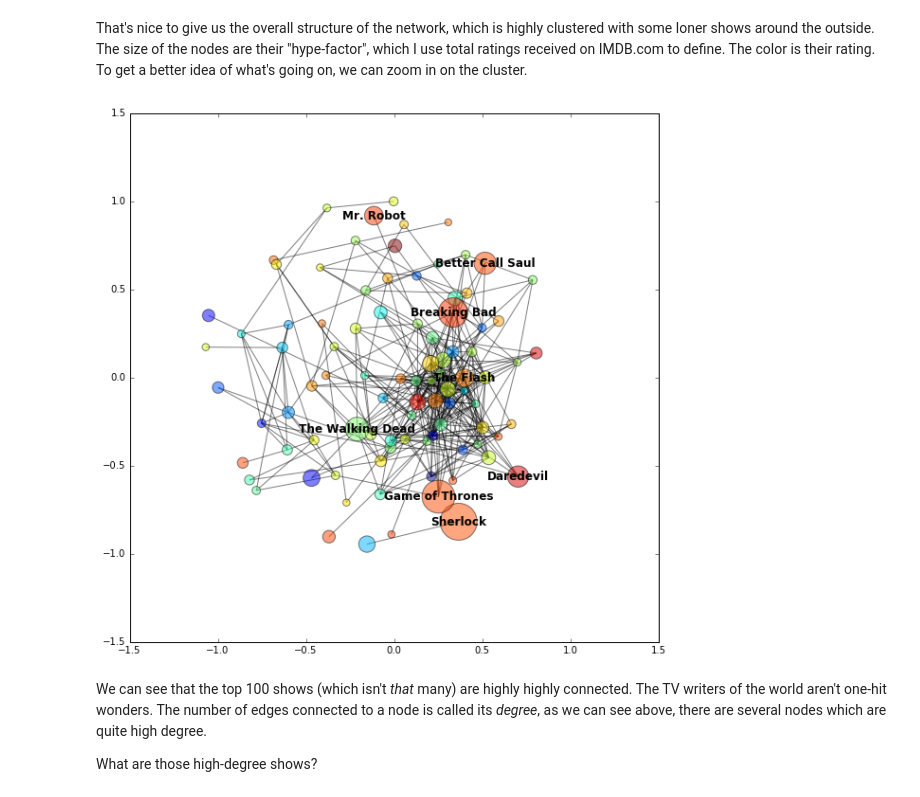
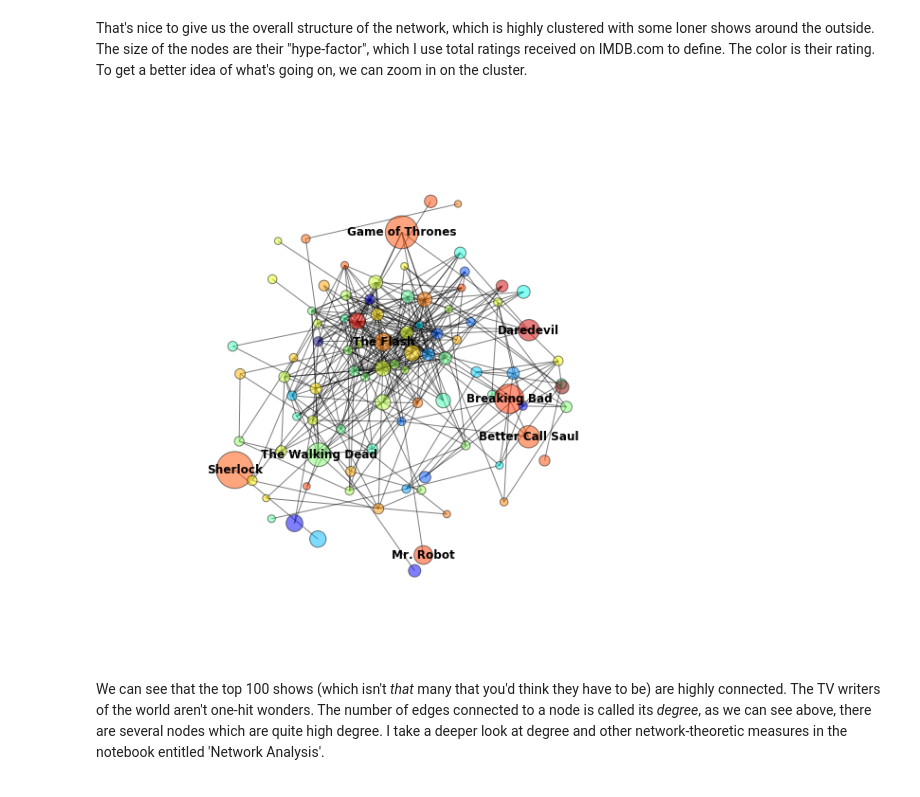
Before and after one commit to jaydik/dataScienceIntensive, a Jupyter notebook: project/presentationDocs/Dickerson.Presentation.ipynb, the cells around one changed output. Saved outputs shown, nothing was run; the diff lists cells and outputs as text; code cells hidden in the pictures.

```diff
--- a/project/presentationDocs/Dickerson.Presentation.ipynb
+++ b/project/presentationDocs/Dickerson.Presentation.ipynb
@@ -186,36 +185,34 @@ That's nice to give us the overall structure of the network, which is highly clu
 # %%
 plt.figure(figsize=(10, 10))
 
 
 connected_shows = [show[0]  for show in shows if G.degree(show[0]) > 0]
 
 sizes = {}
 for x in connected_shows:
     sizes[x] = (float(main_data.loc[main_data['title'] == x, ['votes']].mean()),
                 float(main_data.loc[main_data['title'] == x, ['rating']].mean()))
 
 unconnected_shows = set([show[0] for show in shows]) - set(connected_shows)
 
 G.remove_nodes_from(unconnected_shows)
 for x in unconnected_shows:
     node_list.pop(x)
 
 
 pos=nx.spring_layout(G, k=0.8)
 
 nx.draw_networkx(G,
                  pos,
                  alpha=0.5,
                  nodelist=sizes.keys(),
                  node_size = [x[0]/10 for x in sizes.values()],
                  node_color = [x[1]/10 for x in sizes.values()],
                  with_labels=False)
 nx.draw_networkx_labels(G, pos, labels=node_list, font_weight='bold')
+plt.axis('off')
 plt.show()
 # %% [output]
-[figure, old version]
+[figure, new version]
 # %% [markdown]
-We can see that the top 100 shows (which isn't _that_ many) are highly highly connected. The TV writers of the world aren't one-hit wonders. The number of edges connected to a node is called its _degree_, as we can see above, there are several nodes which are quite high degree.
-
-
-What are those high-degree shows?
+We can see that the top 100 shows (which isn't _that_ many that you'd think they have to be) are highly connected. The TV writers of the world aren't one-hit wonders. The number of edges connected to a node is called its _degree_, as we can see above, there are several nodes which are quite high degree. I take a deeper look at degree and other network-theoretic measures in the notebook entitled 'Network Analysis'.
```
Also changed, not shown: parts of 7 cells of this notebook, 1 other file.
